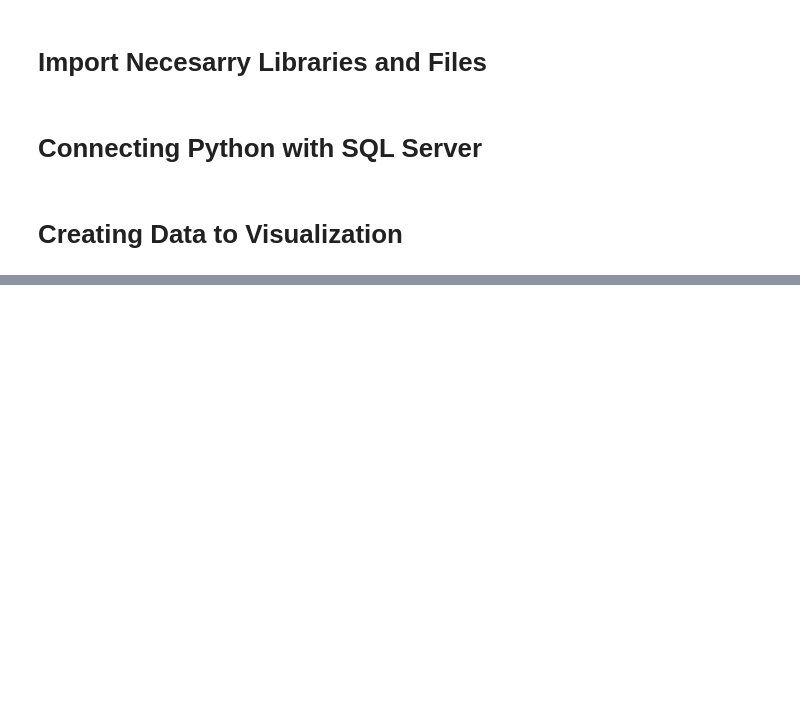
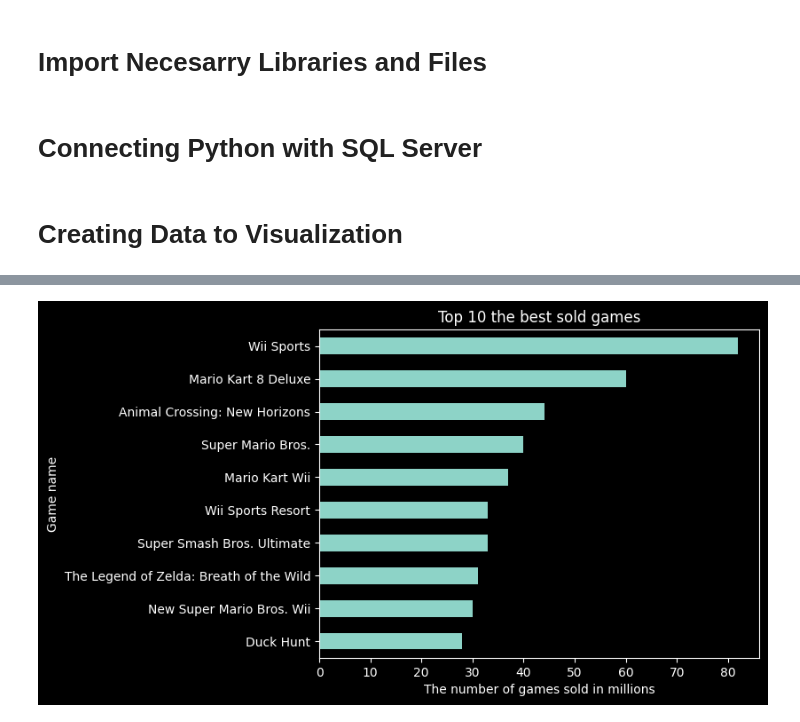
Before and after one commit to Gdyczko/Home_console_and_gaming_sales, a Jupyter notebook: Data_Visualisation.ipynb, the cells around one changed output, grey strips where cells are left out. Drawn from its saved outputs; the diff is of its cells as text; code cells hidden in the pictures; blank space fills up the shorter version.

```diff
--- a/Data_Visualisation.ipynb
+++ b/Data_Visualisation.ipynb
@@ -82,0 +53,26 @@ plt.legend().remove()
+# %%
+# Creating Top 10 Games
+top_10_Games = '''
+SELECT TOP 10 Game_Name,
+    Units_m
+FROM Games
+ORDER BY Units_m DESC
+'''
+cursor.execute(top_10_Games)
+records_games = cursor.fetchall()
+
+# Creating dataframe in Pandas
+df_games = pd.DataFrame(records_games)
+
+# Changing values type in Units_m column
+df_games["Units_m"] = df_games["Units_m"].astype(int)
+
+# Creating bar chart
+plt.style.use('dark_background')
+df_games.sort_values("Units_m", ascending = True).plot.barh(x = "Game_Name", y = "Units_m")
+plt.xlabel("The number of games sold in millions")
+plt.ylabel("Game name")
+plt.title("Top 10 the best sold games")
+plt.legend().remove()
+# %% [output]
+[figure, added]
```
Also changed, not shown: parts of 9 cells of this notebook, 7 other files.
